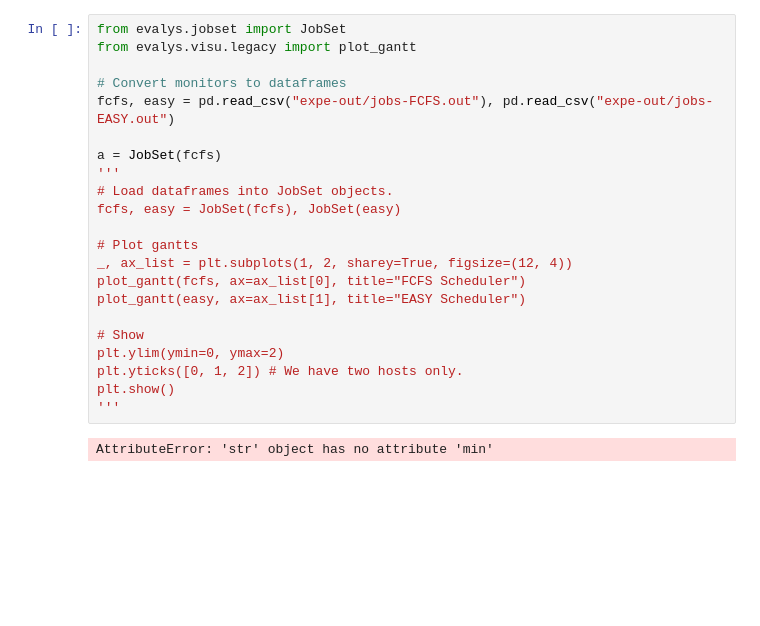
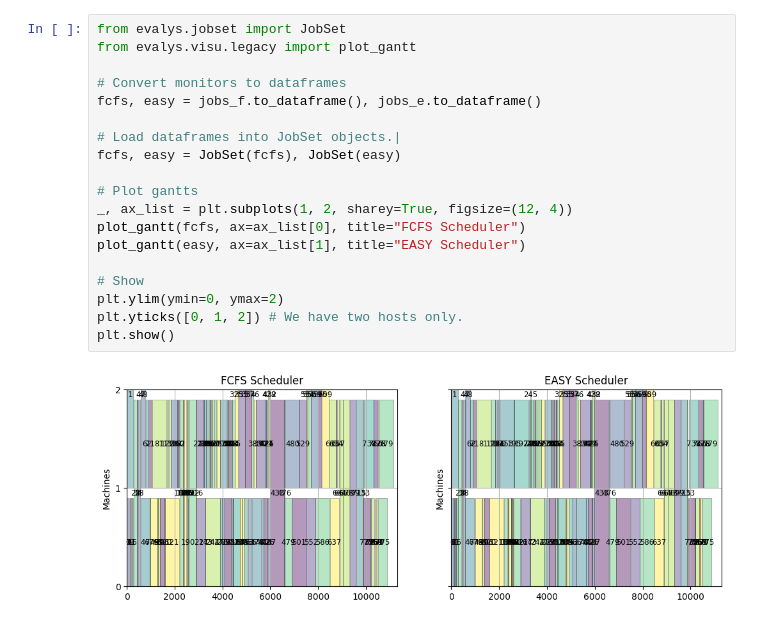
Before and after one commit to tanaxer01/bati-scheduler, a Jupyter notebook: Untitled.ipynb, the cells around one changed output. Drawn from its saved outputs; the diff is of its cells as text; blank space fills up the shorter version.

```diff
--- a/Untitled.ipynb
+++ b/Untitled.ipynb
@@ -28,24 +76,21 @@ plt.show()
 # %%
 from evalys.jobset import JobSet
 from evalys.visu.legacy import plot_gantt
 
 # Convert monitors to dataframes
-fcfs, easy = pd.read_csv("expe-out/jobs-FCFS.out"), pd.read_csv("expe-out/jobs-EASY.out")
+fcfs, easy = jobs_f.to_dataframe(), jobs_e.to_dataframe()
 
-a = JobSet(fcfs)
-'''
-# Load dataframes into JobSet objects.
+# Load dataframes into JobSet objects.|
 fcfs, easy = JobSet(fcfs), JobSet(easy)
 
 # Plot gantts
 _, ax_list = plt.subplots(1, 2, sharey=True, figsize=(12, 4))
 plot_gantt(fcfs, ax=ax_list[0], title="FCFS Scheduler")
 plot_gantt(easy, ax=ax_list[1], title="EASY Scheduler")
 
 # Show
 plt.ylim(ymin=0, ymax=2)
 plt.yticks([0, 1, 2]) # We have two hosts only.
 plt.show()
-'''
 # %% [output]
-AttributeError: 'str' object has no attribute 'min'
+[figure, added]
```
Also changed, not shown: parts of 8 cells of this notebook, 39 other files.
